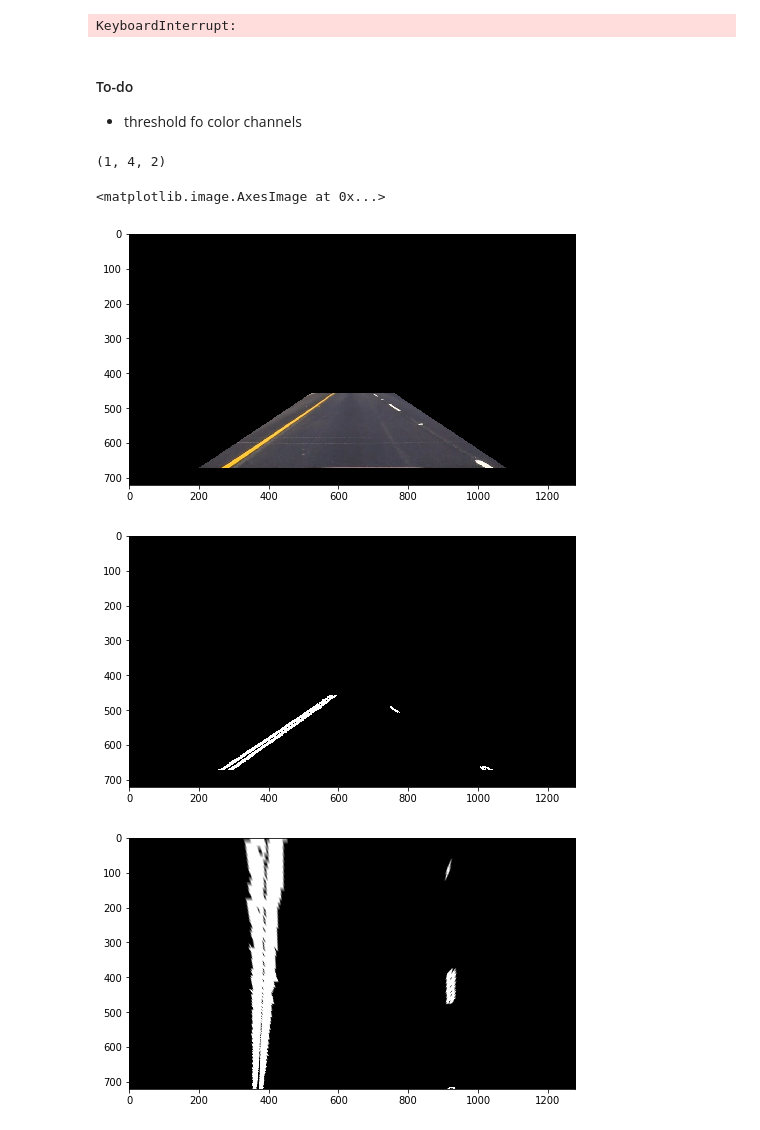
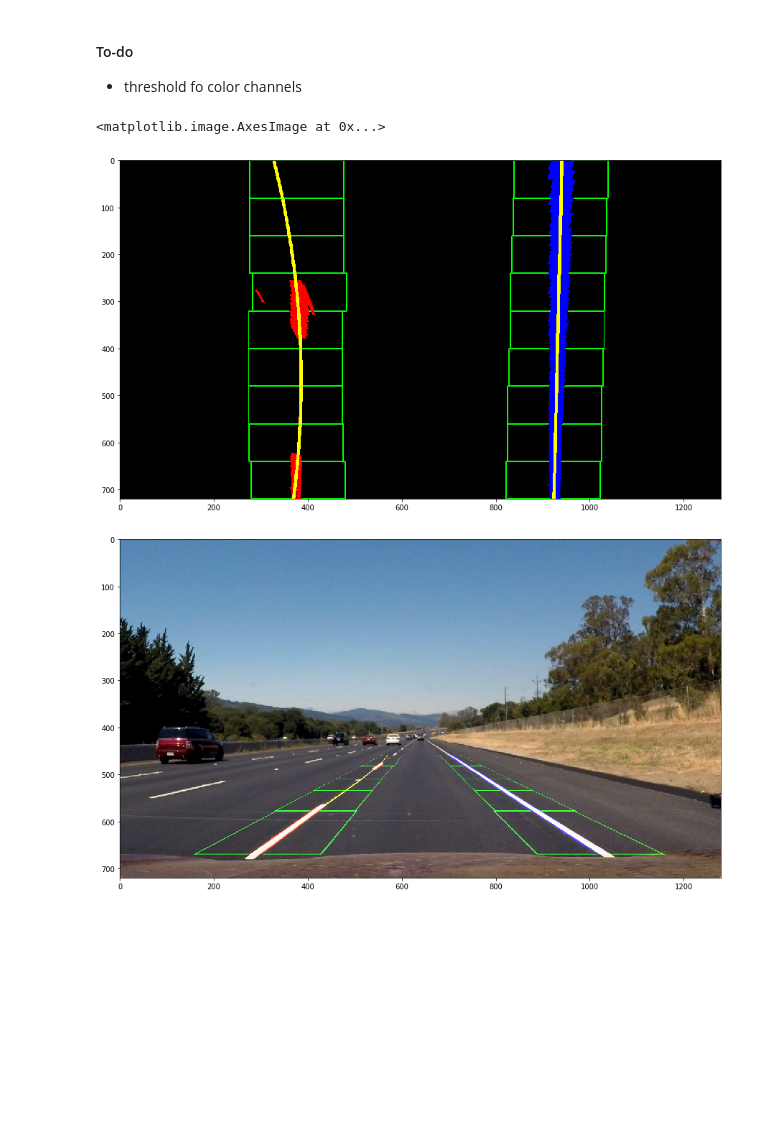
Before and after one commit to KonArtist02/CarND-Advanced-Lane-Lines, a Jupyter notebook: CarND-Advanced-Lane-Lines.ipynb, the cells around one changed output. Saved outputs shown, nothing was run; the diff lists cells and outputs as text; code cells hidden in the pictures; blank space fills up the shorter version.

```diff
--- a/CarND-Advanced-Lane-Lines.ipynb
+++ b/CarND-Advanced-Lane-Lines.ipynb
@@ -77,12 +71,12 @@ for i, path in enumerate(test_paths):
     #plt.imshow(img)
     #plt.subplot(122)
     #plt.imshow(img_undist)
-    vertices = np.array([[(520,458),(img.shape[1]-520,458),(img.shape[1]-200,671),(200,671)]], dtype=np.int32)
+    vertices = np.array([[(590,438),(img.shape[1]-590,438),(img.shape[1]-200,671),(200,671)]], dtype=np.int32)
     img_undist = region_of_interest(img_undist, vertices)
 
     img_draw = img_undist.copy()
-    src = np.int32([[580,458],[700,458],[1039,671],[285,671]])
-    dst = np.int32([[274+50,0],[1032-50,0],[1032-50,img.shape[1]],[274+50,img.shape[1]]])
+    src = np.int32([[610,438],[670,438],[1039,671],[285,671]])
+    dst = np.int32([[274+50,0],[1032-50,0],[1032-50,img.shape[0]],[274+50,img.shape[0]]])
     cv2.polylines(img_draw, [src], True, (0,255,0),2)
     cv2.polylines(img_draw, [dst], True, (0,0,255),5)
 
@@ -226,8 +211,6 @@ while(1):
     cv2.imshow('warp', img_warp)
 
 cv2.destroyAllWindows()
-# %% [output]
-KeyboardInterrupt:
 # %%
 test_paths = glob.glob('./test_images/*.jpg')
 
@@ -310,7 +293,7 @@ cameraMatrix = np.array([[  1.15396100e+03,   0.00000000e+00,   6.69706490e+02],
 distCoeffs = np.array([[ -2.41018756e-01,  -5.30666106e-02,  -1.15811356e-03,  -1.28285248e-04,
     2.67027151e-02]])
 
-img_origin = cv2.imread('./test_images/straight_lines1.jpg')
+img_origin = cv2.imread('./test_images/straight_lines2.jpg')
 
 img_undist = cv2.undistort(img_origin, cameraMatrix, distCoeffs)
 
@@ -328,10 +311,9 @@ sobel_x = np.absolute(sobel_x)
 #img_edge = np.sqrt(np.power(sobel_x,2)+np.power(sobel_y,2))
 img_edge = sobel_x
 img_edge = np.asarray(255*img_edge/np.max(img_edge),dtype=np.uint8)
-img_bin[(img_edge > 10) & (img_edge <= 255)] = 255
+img_bin[(img_edge > 8) & (img_edge <= 255)] = 255
 
-vertices = np.array([[(520,458),(img.shape[1]-520,458),(img.shape[1]-200,671),(200,671)]], dtype=np.int32)
-print (vertices.shape)
+vertices = np.array([[(520,458),(img_origin.shape[1]-520,458),(img_origin.shape[1]-200,671),(200,671)]], dtype=np.int32)
 img_bin = region_of_interest(img_bin, vertices)
 
 src = np.int32([[580,458],[700,458],[1039,671],[285,671]])
@@ -340,14 +322,14 @@ M = cv2.getPerspectiveTransform(np.asarray(src,dtype=np.float32),np.asarray(dst,
 img_warp = cv2.warpPerspective(img_bin, M, (img_origin.shape[1],img_origin.shape[0]))
 
 
-plt.figure(figsize=(8,8))
-plt.imshow(cv2.cvtColor(region_of_interest(img_origin, vertices),cv2.COLOR_BGR2RGB))
+#plt.figure(figsize=(8,8))
+#plt.imshow(cv2.cvtColor(region_of_interest(img_origin, vertices),cv2.COLOR_BGR2RGB))
 
-plt.figure(figsize=(8,8))
-plt.imshow(img_bin,cmap='gray')
+#plt.figure(figsize=(8,8))
+#plt.imshow(img_bin,cmap='gray')
 
-plt.figure(figsize=(8,8))
-plt.imshow(img_warp,cmap='gray')
+#plt.figure(figsize=(8,8))
+#plt.imshow(img_warp,cmap='gray')
 
 # Resize images
 #img_undist = cv2.resize(img_undist,(0,0), fx=0.5,fy=0.5)
@@ -355,9 +337,9 @@ plt.imshow(img_warp,cmap='gray')
 #img_bin = cv2.resize(img_bin,(0,0), fx=0.5,fy=0.5)
 #img_warp = cv2.resize(img_warp,(0,0), fx=0.5,fy=0.5)
 
-plt.figure(figsize=(8,8))
-histogram = np.sum(img_warp[img_warp.shape[0]/2:,:], axis=0)
-plt.plot(histogram)
+#plt.figure(figsize=(8,8))
+#histogram = np.sum(img_warp[img_warp.shape[0]/2:,:], axis=0)
+#plt.plot(histogram)
 
 binary_warped = img_warp
 
@@ -401,8 +383,8 @@ for window in range(nwindows):
     win_xright_low = rightx_current - margin
     win_xright_high = rightx_current + margin
     # Draw the windows on the visualization image
-    cv2.rectangle(out_img,(win_xleft_low,win_y_low),(win_xleft_high,win_y_high),(0,255,0), 2)
-    cv2.rectangle(out_img,(win_xright_low,win_y_low),(win_xright_high,win_y_high),(0,255,0), 2)
+    cv2.rectangle(img_poly,(win_xleft_low,win_y_low),(win_xleft_high,win_y_high),(0,255,0), 2)
+    cv2.rectangle(img_poly,(win_xright_low,win_y_low),(win_xright_high,win_y_high),(0,255,0), 2)
     # Identify the nonzero pixels in x and y within the window
     good_left_inds = ((nonzeroy >= win_y_low) & (nonzeroy < win_y_high) & (nonzerox >= win_xleft_low) & (nonzerox < win_xleft_high)).nonzero()[0]
     good_right_inds = ((nonzeroy >= win_y_low) & (nonzeroy < win_y_high) & (nonzerox >= win_xright_low) & (nonzerox < win_xright_high)).nonzero()[0]
@@ -418,6 +400,8 @@ for window in range(nwindows):
 # Concatenate the arrays of indices
 left_lane_inds = np.concatenate(left_lane_inds)
 right_lane_inds = np.concatenate(right_lane_inds)
+
+
 
 # Extract left and right line pixel positions
 leftx = nonzerox[left_lane_inds]
@@ -428,37 +412,39 @@ righty = nonzeroy[right_lane_inds]
 # Fit a second order polynomial to each
 left_fit = np.polyfit(lefty, leftx, 2)
 right_fit = np.polyfit(righty, rightx, 2)
 
 
 # Generate x and y values for plotting
 ploty = np.linspace(0, binary_warped.shape[0]-1, binary_warped.shape[0] )
 left_fitx = left_fit[0]*ploty**2 + left_fit[1]*ploty + left_fit[2]
 right_fitx = right_fit[0]*ploty**2 + right_fit[1]*ploty + right_fit[2]
 
 poly_draw_left = np.dstack((left_fitx,ploty))
 poly_draw_left = np.asarray(poly_draw_left, dtype=np.int32)
 poly_draw_right = np.dstack((right_fitx,ploty))
 poly_draw_right = np.asarray(poly_draw_right, dtype=np.int32)
 
 img_poly[nonzeroy[left_lane_inds], nonzerox[left_lane_inds]] = [255, 0, 0]
 img_poly[nonzeroy[right_lane_inds], nonzerox[right_lane_inds]] = [0, 0, 255]
 
 cv2.polylines(img_poly, poly_draw_left, False, (255,255,0),thickness=5)
 cv2.polylines(img_poly, poly_draw_right, False, (255,255,0),thickness=5)
 
 plt.figure(figsize=(15,15))
 plt.imshow(img_poly)
 
 
 plt.figure(figsize=(15,15))
 
 M = cv2.getPerspectiveTransform(np.asarray(dst,dtype=np.float32),np.asarray(src,dtype=np.float32))
-img_warp = cv2.warpPerspective(img_poly, M, (img.shape[1],img.shape[0]))
-img_out = cv2.addWeighted(cv2.cvtColor(img_origin,cv2.COLOR_RGB2BGR), 0.5, img_warp, 0.5, 0)
+img_warp = cv2.warpPerspective(img_poly, M, (img_origin.shape[1],img_origin.shape[0]))
+
+
+img_origin = cv2.cvtColor(img_origin,cv2.COLOR_RGB2BGR)
+img_out = cv2.bitwise_or(img_origin,img_warp)
+
 plt.imshow(img_out)
 # %% [output]
-(1, 4, 2)
+<matplotlib.image.AxesImage at 0x...>
-<matplotlib.image.AxesImage at 0x...>
-[figure, old version]
+[figure, new version]
-[figure, old version]
+[figure, new version]
-[figure, removed]
```
Also changed, not shown: parts of 6 cells of this notebook.
